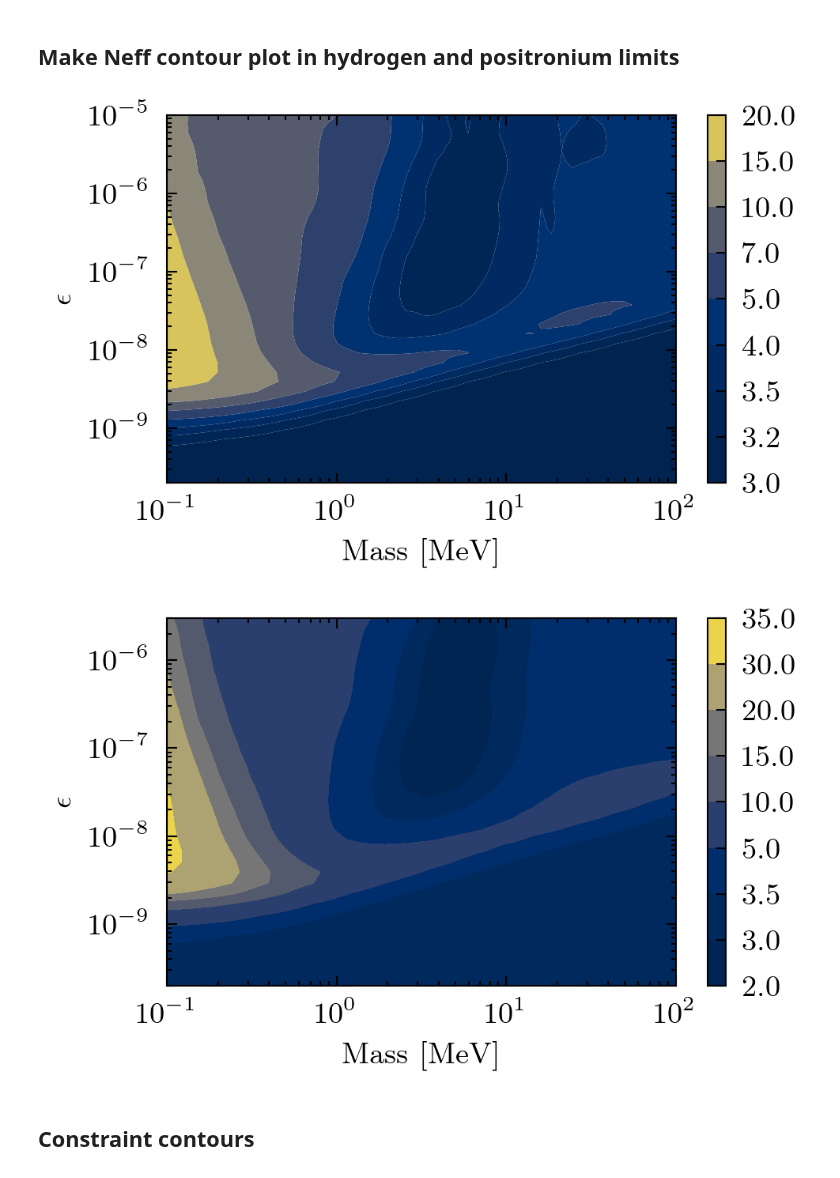
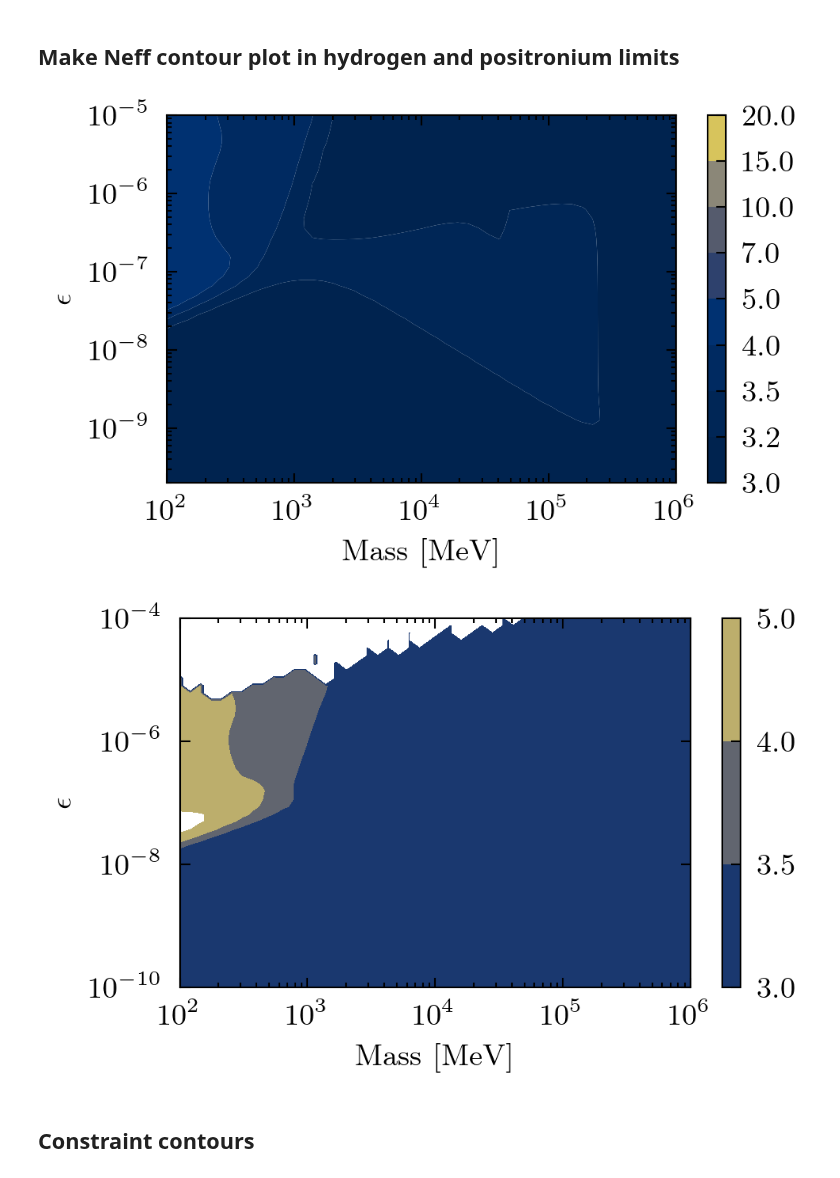
Before and after one commit to Duncan-Adams/mcp_boltzmann, a Jupyter notebook: notebooks/adm_results.ipynb, the cells around one changed output. Drawn from its saved outputs; the diff is of its cells as text; code cells hidden in the pictures.

```diff
--- a/notebooks/adm_results.ipynb
+++ b/notebooks/adm_results.ipynb
@@ -23,8 +23,10 @@ plt.rcParams['figure.dpi'] = "300"
 # adm_results_dir = '../output/results/scan/'
 # adm_results_dir = '/Users/duncan/scrap/admscan/adm_scan/'
 # adm_results_dir = '/Users/duncan/scrap/adm_test_scans/'
-adm_results_dir = '/Users/duncan/scrap/adm_scan_fine/'
+# adm_results_dir = '/Users/duncan/scrap/adm_scan_fine/'
 # adm_results_dir = '/Users/duncan/scrap/adm_test_scans_PL/'
+#
+adm_results_dir = '/Users/duncan/scrap/adm_scan_highmass/'
 # %% [markdown]
 ### Loop over directories to find all parameter points and load results
 # %%
@@ -257,38 +278,40 @@ plt.savefig('../output/figures/N_eff_contour_HL.pdf')
 
 plt.show()
 # %% [output]
-[figure, old version]
+[figure, new version]
 # %%
 f, ax = plt.subplots(1, 1)
 
-contour_levels = np.array([2.0, 3.0, 3.5, 5, 10, 15, 20, 30, 35])
+# contour_levels = np.array([2.0, 3.0, 3.5, 5, 10, 15, 20, 30, 35])
 # contour_levels = np.array([0.0, 0.5, 1.0, 1.5, 2.0, 2.5, 3.0, 3.5])
 
+
+contour_levels = np.array([3.0, 3.5, 4.0, 5.0])
 
 plt.contourf(
     masses_PL,
     charges_PL,
     N_eff_PL,
     levels=contour_levels,
     # antialiased=True,
     # norm='log',
     cmap='cividis'
 )
 
 plt.colorbar()
 
 plt.xlabel('Mass [MeV]')
 plt.ylabel(r'$\epsilon$')
 
-plt.ylim(2e-10, 3e-6)
+# plt.ylim(2e-10, 3e-6)
 plt.xscale('log')
 plt.yscale('log')
 
 # plt.plot(masses_bad, charges_bad, linestyle='none', marker='+')
 plt.savefig('../output/figures/N_eff_contour_PL.pdf')
 plt.show()
 # %% [output]
-[figure, old version]
+[figure, new version]
 # %% [markdown]
 ## Constraint contours
 # %%
```
Also changed, not shown: parts of 14 cells of this notebook, 6 other files.
